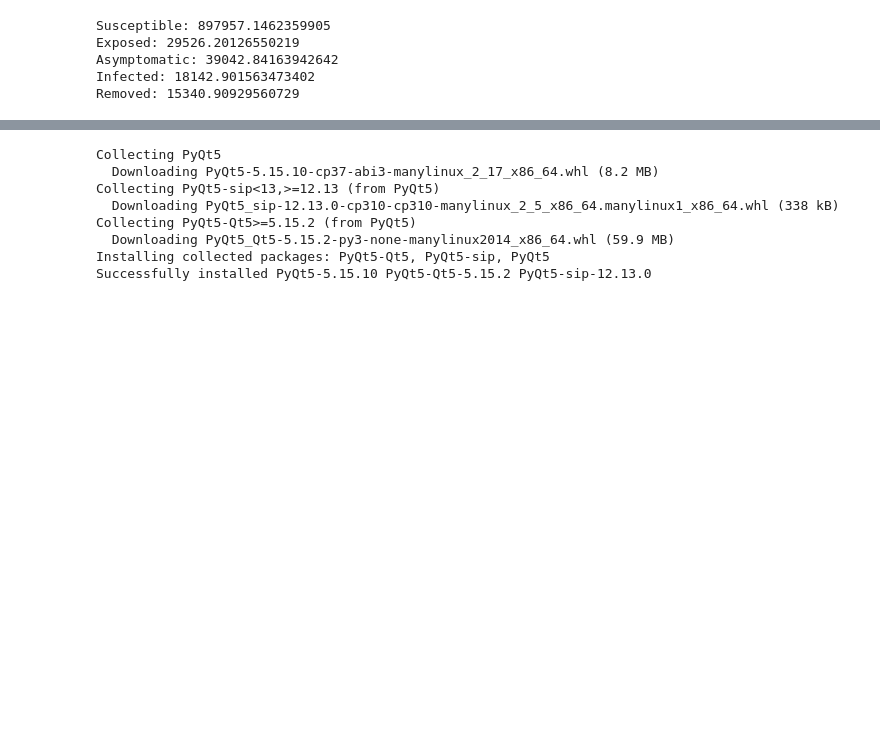
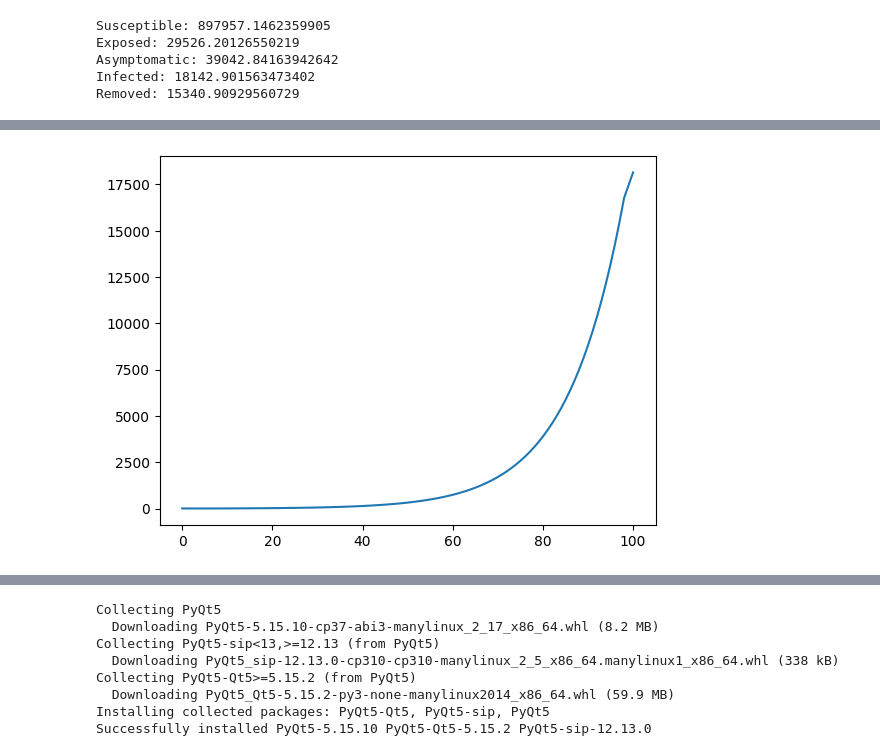
Before and after one commit to Arminsbss/Epidemic-calculator, a Jupyter notebook: epidemic_calculator.ipynb, the cells around one changed output, grey strips where cells are left out. Saved outputs shown, nothing was run; the diff lists cells and outputs as text; code cells hidden in the pictures; blank space fills up the shorter version.

```diff
--- a/epidemic_calculator.ipynb
+++ b/epidemic_calculator.ipynb
@@ -64,0 +85,6 @@ Removed: 15340.90929560729
+# %%
+fig, ax = plt.subplots()
+ax.plot(dayss,results[3])
+plt.show()
+# %% [output]
+[figure, added]
```
Also changed, not shown: parts of 7 cells of this notebook.
